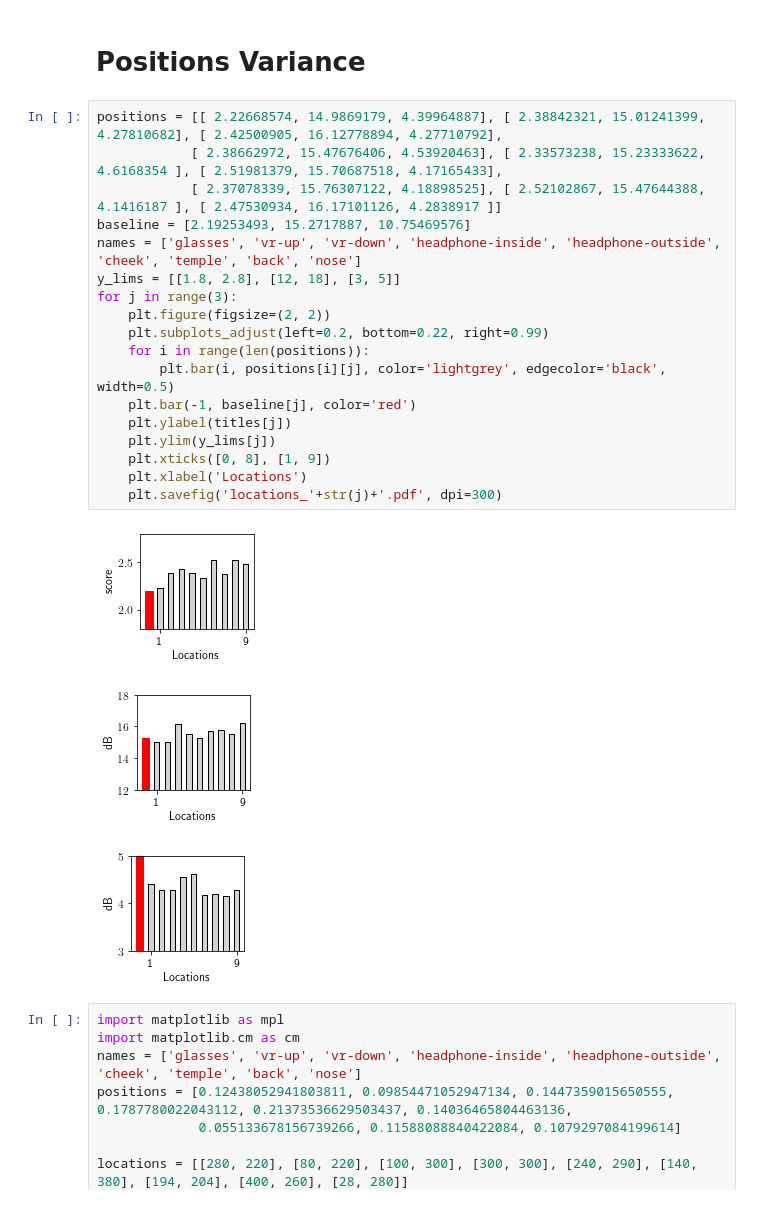
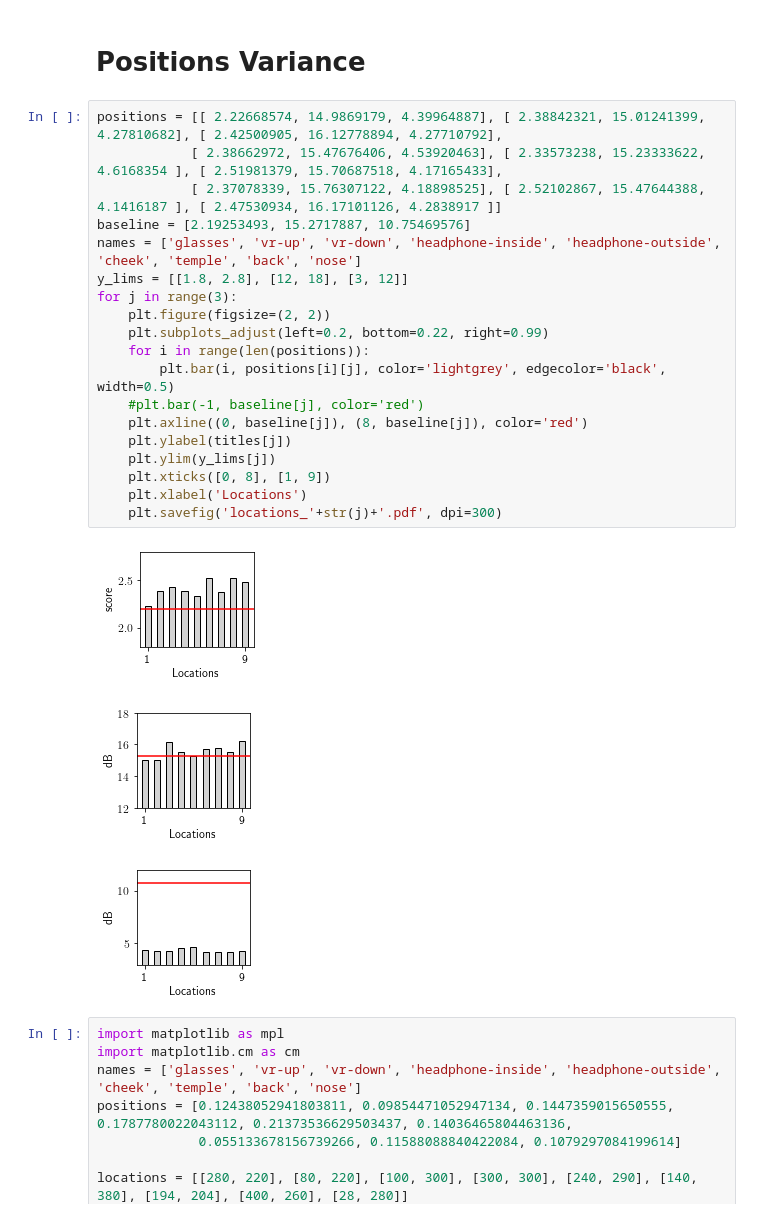
Before and after one commit to lixinghe1999/audioproject, a Jupyter notebook: DL/plot.ipynb, the cells around one changed output. Cells and saved outputs as stored; diff of their text form.

```diff
--- a/DL/plot.ipynb
+++ b/DL/plot.ipynb
@@ -239,25 +239,26 @@ level = [[ 2.2166112,  16.46317258, 11.51904089], [ 1.83561012, 12.92231262, 11.
 # %%
 positions = [[ 2.22668574, 14.9869179, 4.39964887], [ 2.38842321, 15.01241399, 4.27810682], [ 2.42500905, 16.12778894, 4.27710792],
             [ 2.38662972, 15.47676406, 4.53920463], [ 2.33573238, 15.23333622, 4.6168354 ], [ 2.51981379, 15.70687518, 4.17165433],
             [ 2.37078339, 15.76307122, 4.18898525], [ 2.52102867, 15.47644388, 4.1416187 ], [ 2.47530934, 16.17101126, 4.2838917 ]]
 baseline = [2.19253493, 15.2717887, 10.75469576]
 names = ['glasses', 'vr-up', 'vr-down', 'headphone-inside', 'headphone-outside', 'cheek', 'temple', 'back', 'nose']
-y_lims = [[1.8, 2.8], [12, 18], [3, 5]]
+y_lims = [[1.8, 2.8], [12, 18], [3, 12]]
 for j in range(3):
     plt.figure(figsize=(2, 2))
     plt.subplots_adjust(left=0.2, bottom=0.22, right=0.99)
     for i in range(len(positions)):
         plt.bar(i, positions[i][j], color='lightgrey', edgecolor='black', width=0.5)
-    plt.bar(-1, baseline[j], color='red')
+    #plt.bar(-1, baseline[j], color='red')
+    plt.axline((0, baseline[j]), (8, baseline[j]), color='red')
     plt.ylabel(titles[j])
     plt.ylim(y_lims[j])
     plt.xticks([0, 8], [1, 9])
     plt.xlabel('Locations')
     plt.savefig('locations_'+str(j)+'.pdf', dpi=300)
 # %% [output]
-[figure, old version]
+[figure, new version]
-[figure, old version]
+[figure, new version]
-[figure, old version]
+[figure, new version]
 # %%
 import matplotlib as mpl
 import matplotlib.cm as cm
```
Also changed, not shown: 1 other file.
